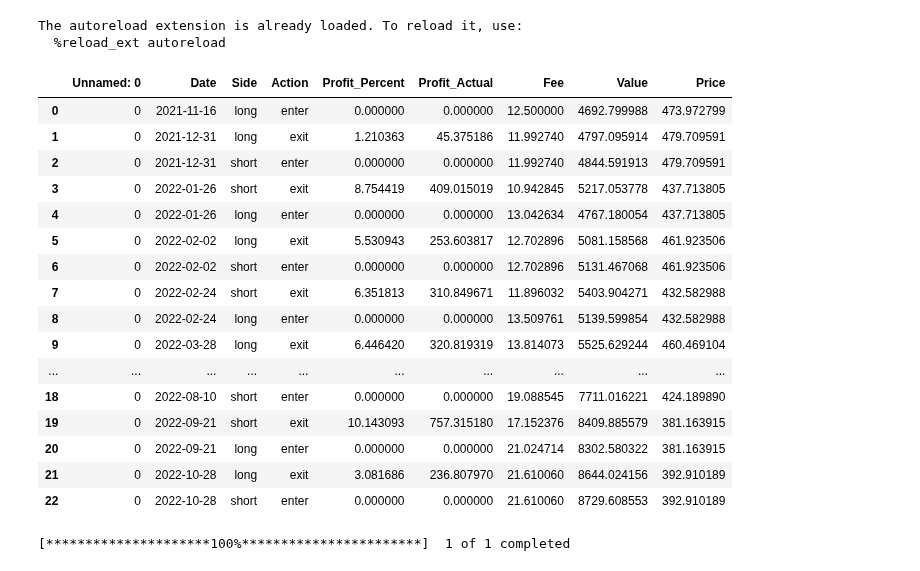
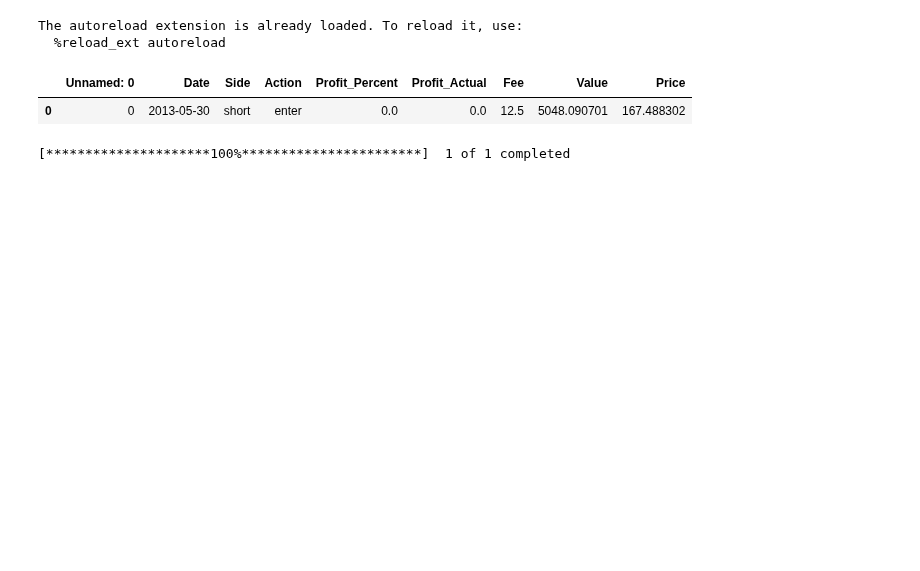
Before and after one commit to j03m/alfred, a Jupyter notebook: notebooks/ppo_training_visualizer.ipynb, the cells around one changed output. Saved outputs shown, nothing was run; the diff lists cells and outputs as text; code cells hidden in the pictures; blank space fills up the shorter version.

```diff
--- a/notebooks/ppo_training_visualizer.ipynb
+++ b/notebooks/ppo_training_visualizer.ipynb
@@ -17,26 +17,11 @@ init_notebook_mode(connected=True)
 The autoreload extension is already loaded. To reload it, use:
   %reload_ext autoreload
 # %%
-ledger = pd.read_csv("../data/env_SPY_guided.csv")
+ledger = pd.read_csv("../data/env_SPY_test.csv")
 ledger
 # %% [output]
 |  | Unnamed: 0 | Date | Side | Action | Profit_Percent | Profit_Actual | Fee | Value | Price |
-| 0 | 0 | 2021-11-16 | long | enter | 0.000000 | 0.000000 | 12.500000 | 4692.799988 | 473.972799 |
-| 1 | 0 | 2021-12-31 | long | exit | 1.210363 | 45.375186 | 11.992740 | 4797.095914 | 479.709591 |
-| 2 | 0 | 2021-12-31 | short | enter | 0.000000 | 0.000000 | 11.992740 | 4844.591913 | 479.709591 |
-| 3 | 0 | 2022-01-26 | short | exit | 8.754419 | 409.015019 | 10.942845 | 5217.053778 | 437.713805 |
-| 4 | 0 | 2022-01-26 | long | enter | 0.000000 | 0.000000 | 13.042634 | 4767.180054 | 437.713805 |
-| 5 | 0 | 2022-02-02 | long | exit | 5.530943 | 253.603817 | 12.702896 | 5081.158568 | 461.923506 |
-| 6 | 0 | 2022-02-02 | short | enter | 0.000000 | 0.000000 | 12.702896 | 5131.467068 | 461.923506 |
-| 7 | 0 | 2022-02-24 | short | exit | 6.351813 | 310.849671 | 11.896032 | 5403.904271 | 432.582988 |
-| 8 | 0 | 2022-02-24 | long | enter | 0.000000 | 0.000000 | 13.509761 | 5139.599854 | 432.582988 |
-| 9 | 0 | 2022-03-28 | long | exit | 6.446420 | 320.819319 | 13.814073 | 5525.629244 | 460.469104 |
-| ... | ... | ... | ... | ... | ... | ... | ... | ... | ... |
-| 18 | 0 | 2022-08-10 | short | enter | 0.000000 | 0.000000 | 19.088545 | 7711.016221 | 424.189890 |
-| 19 | 0 | 2022-09-21 | short | exit | 10.143093 | 757.315180 | 17.152376 | 8409.885579 | 381.163915 |
-| 20 | 0 | 2022-09-21 | long | enter | 0.000000 | 0.000000 | 21.024714 | 8302.580322 | 381.163915 |
-| 21 | 0 | 2022-10-28 | long | exit | 3.081686 | 236.807970 | 21.610060 | 8644.024156 | 392.910189 |
-| 22 | 0 | 2022-10-28 | short | enter | 0.000000 | 0.000000 | 21.610060 | 8729.608553 | 392.910189 |
+| 0 | 0 | 2013-05-30 | short | enter | 0.0 | 0.0 | 12.5 | 5048.090701 | 167.488302 |
 # %%
 tickerObj = yf.download(tickers="SPY", interval="1d")
 df_raw = pd.DataFrame(tickerObj)
```
Also changed, not shown: 8 other files.
